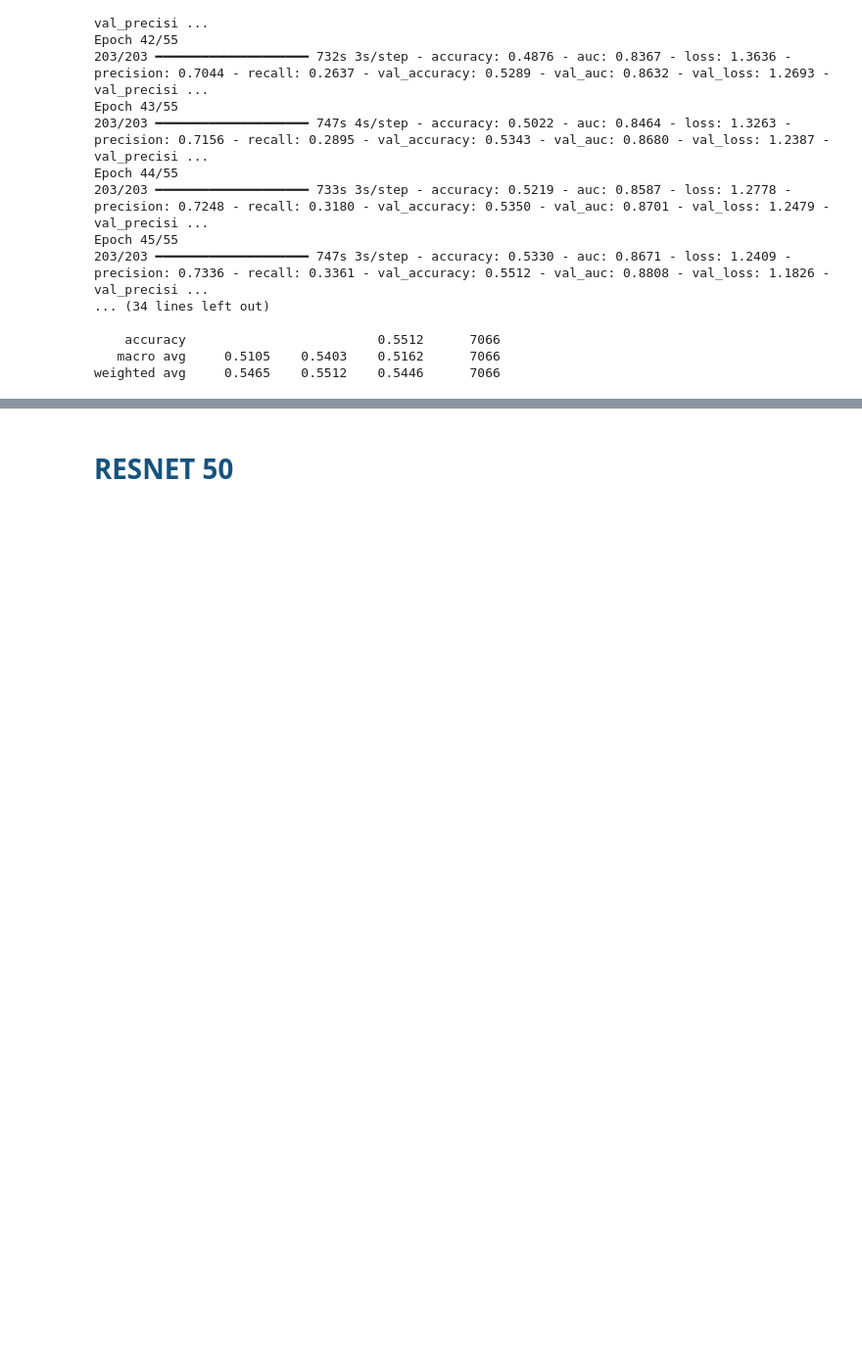
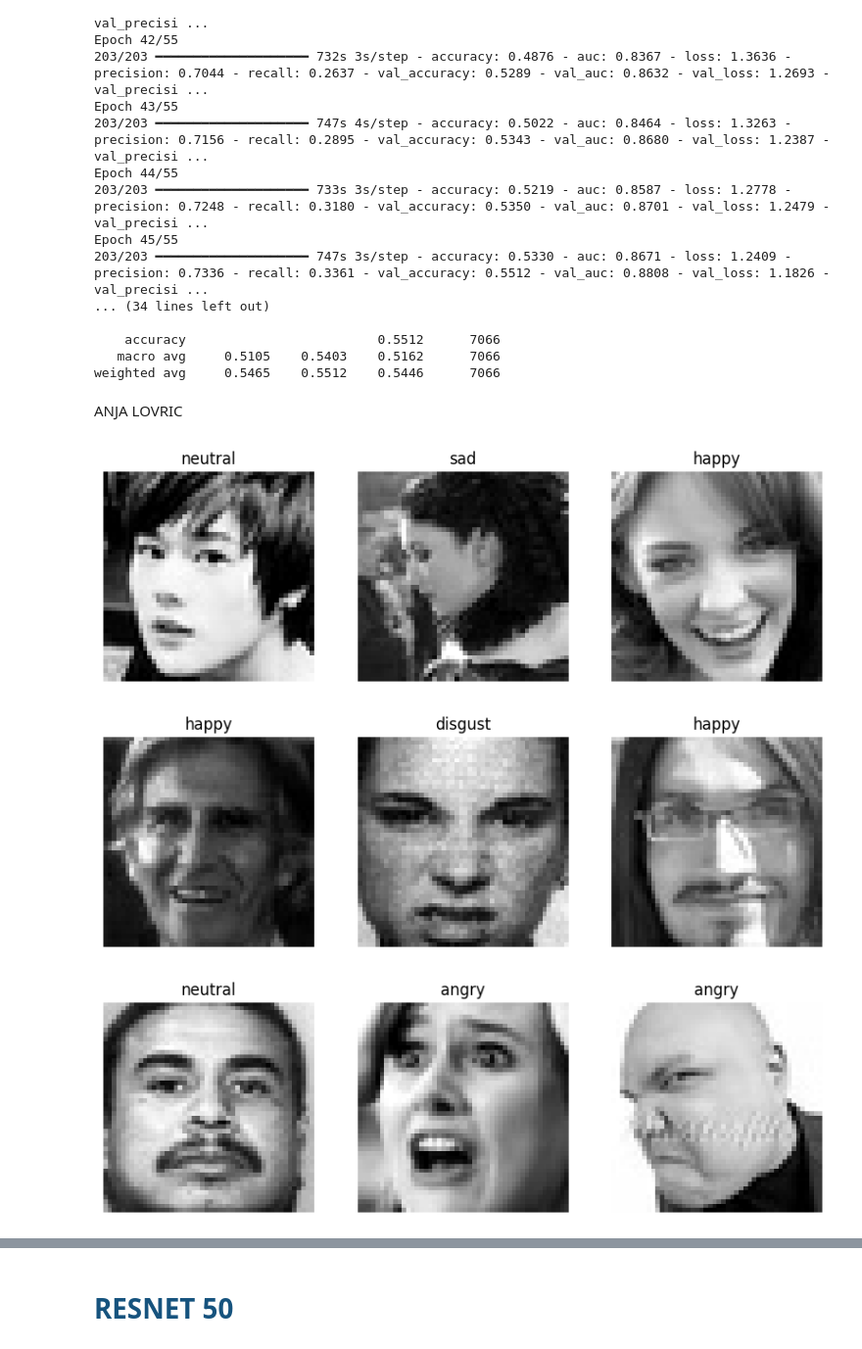
Before and after one commit to anjaducic/EMOTION-RECOGNITION, a Jupyter notebook: emotion_recognition.ipynb, the cells around one changed output, grey strips where cells are left out. Shown at 98% size. Drawn from its saved outputs; the diff is of its cells as text; code cells hidden in the pictures; blank space fills up the shorter version.

```diff
--- a/emotion_recognition.ipynb
+++ b/emotion_recognition.ipynb
@@ -42,9 +58,9 @@ print("Path to dataset files:", path)
 # %% [markdown]
 <h1 style="color: #ab5bb0">Ucitavanje podataka: - STARO</h1>
 # %%
-"""
-train_val_data_dir = r'..\images\train'
-#train_val_data_dir = path + r'\images\train'
+#Anja Lovric
+# train_val_data_dir = r'..\images\train'
+train_val_data_dir = path + r'\images\train'
 img_height = 48
 img_width = 48
 batch_size = 128
@@ -84,8 +100,8 @@ print(val_class_names)
 
 
 # test DS
-test_data_dir = r'..\images\test'
-#test_data_dir = path + r'\images\validation'
+# test_data_dir = r'..\images\test'
+test_data_dir = path + r'\images\validation'
 test_ds = tf.keras.utils.image_dataset_from_directory(
     test_data_dir,
     labels='inferred',
@@ -93,12 +109,11 @@ test_ds = tf.keras.utils.image_dataset_from_directory(
     image_size=(img_height, img_width),
     batch_size=batch_size,
     color_mode='grayscale',
-    shuffle=False  #da se ne mijesa redolsijed podataka
+    shuffle=True
 )
 
 test_class_names = test_ds.class_names
 print(test_class_names)
-"""
 # %% [output]
 Found 28821 files belonging to 7 classes.
 Using 23057 files for training.
@@ -1008,3 +1021,42 @@ Epoch 45/55
     accuracy                         0.5512      7066
    macro avg     0.5105    0.5403    0.5162      7066
 weighted avg     0.5465    0.5512    0.5446      7066
+# %% [markdown]
+ANJA LOVRIC
+# %%
+import matplotlib.pyplot as plt
+
+class_names = train_class_names
+plt.figure(figsize=(10, 10))
+
+for images, labels in train_ds.take(1):
+    for i in range(3):
+        ax = plt.subplot(3, 3, i + 1)
+        plt.imshow(images[i].numpy().squeeze(), cmap="gray")
+        plt.title(class_names[labels[i].numpy().argmax()])
+        plt.axis("off")
+
+class_names = val_class_names
+plt.figure(figsize=(10, 10))
+
+for images, labels in val_ds.take(1):
+    for i in range(3):
+        ax = plt.subplot(3, 3, i + 1)
+        plt.imshow(images[i].numpy().squeeze(), cmap="gray")
+        plt.title(class_names[labels[i].numpy().argmax()])
+        plt.axis("off")
+
+
+class_names = test_class_names
+plt.figure(figsize=(10, 10))
+
+for images, labels in test_ds.take(1):
+    for i in range(3):
+        ax = plt.subplot(3, 3, i + 1)
+        plt.imshow(images[i].numpy().squeeze(), cmap="gray")
+        plt.title(class_names[labels[i].numpy().argmax()])
+        plt.axis("off")
+# %% [output]
+[figure, added]
+[figure, added]
+[figure, added]
```
Also changed, not shown: parts of 15 cells of this notebook.
